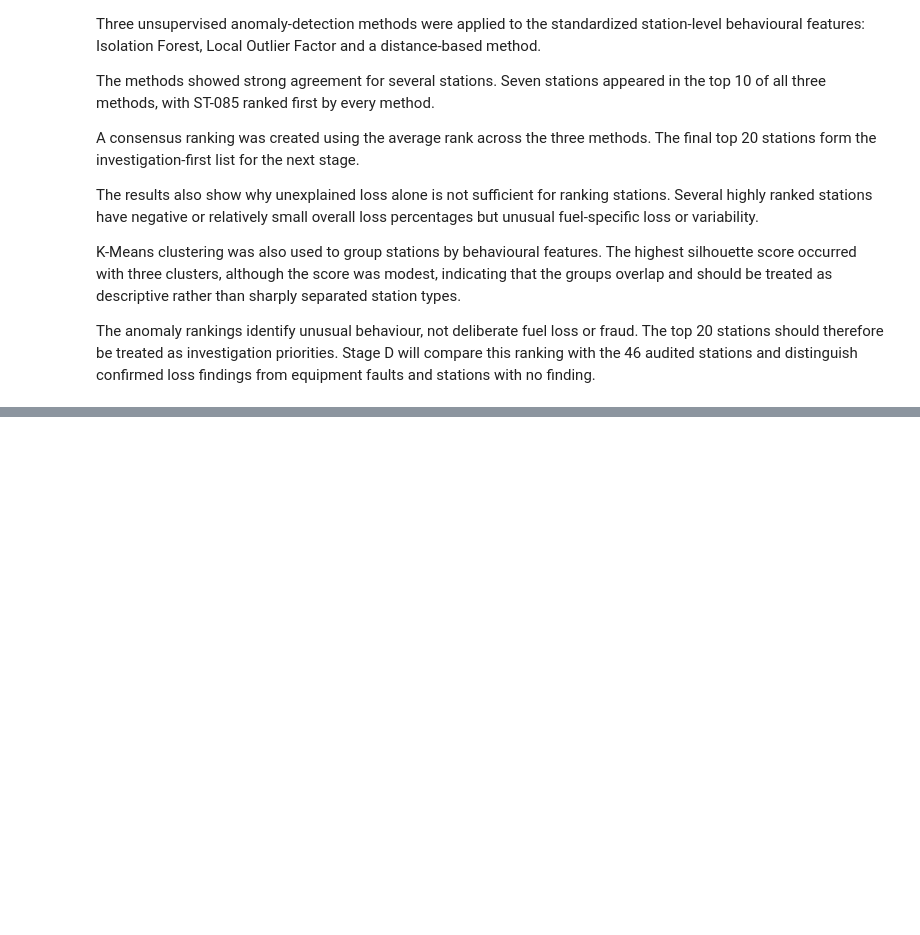
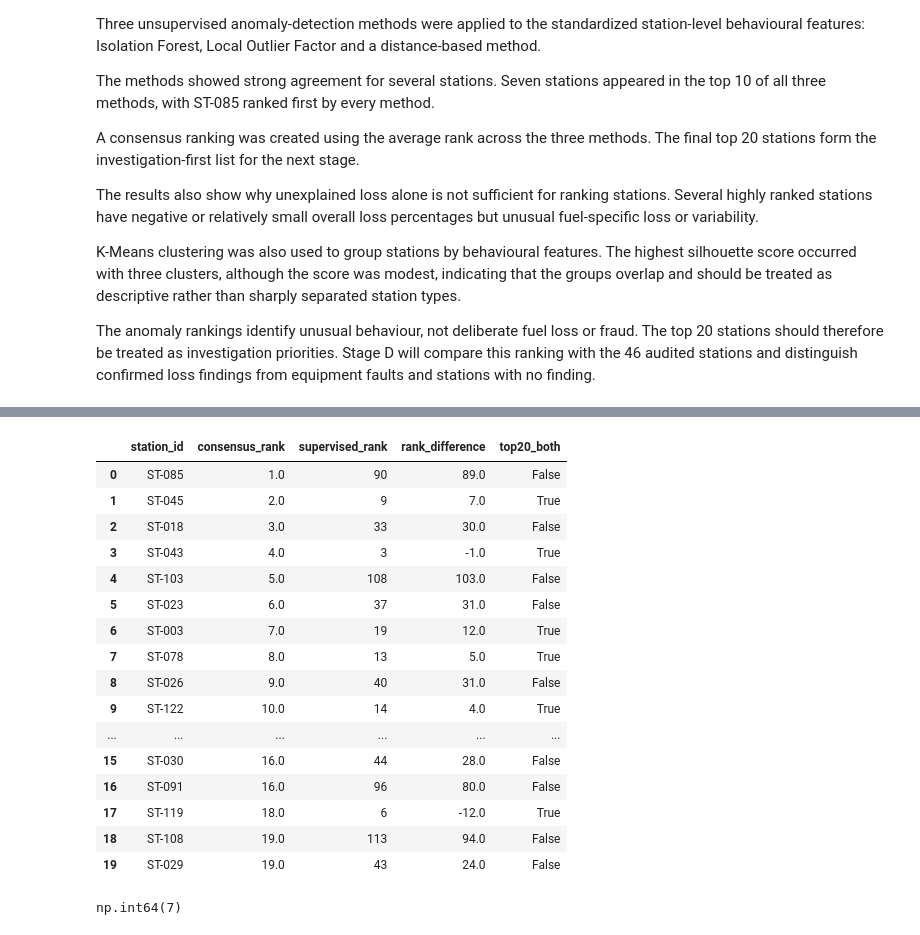
Before and after one commit to moforrochelle/skye8-ds-mofor-rochelle, a Jupyter notebook: notebooks/fuel_reconciliation.ipynb, the cells around one changed output, grey strips where cells are left out. Cells and saved outputs as stored; diff of their text form; code cells hidden in the pictures; blank space fills up the shorter version.

Commit message:
Complete Stage D supervised validation

```diff
--- a/notebooks/fuel_reconciliation.ipynb
+++ b/notebooks/fuel_reconciliation.ipynb
@@ -1762,0 +2128,14 @@ equipment faults and stations with no finding.
+# %%
+supervised_features = [
+    "loss_pct",
+    "relative_variability",
+    "positive_loss_rate",
+    "mean_fuel_loss_pct",
+    "fuel_loss_variability",
+    "max_fuel_loss_pct"
+]
+
+X_supervised = supervised_data[supervised_features]
+y_supervised = supervised_data["target"]
+
+X_supervised.shape, y_supervised.shape
@@ -1762,0 +2524,49 @@ equipment faults and stations with no finding.
+# %%
+ranking_comparison = consensus_ranking[
+    ["station_id", "consensus_rank"]
+].merge(
+    supervised_ranking[
+        ["station_id", "supervised_rank"]
+    ],
+    on="station_id",
+    how="inner"
+)
+
+ranking_comparison["rank_difference"] = (
+    ranking_comparison["supervised_rank"]
+    - ranking_comparison["consensus_rank"]
+)
+
+ranking_comparison["top20_both"] = (
+    (ranking_comparison["consensus_rank"] <= 20)
+    & (ranking_comparison["supervised_rank"] <= 20)
+)
+
+ranking_comparison.head(20)
+# %% [output]
+|  | station_id | consensus_rank | supervised_rank | rank_difference | top20_both |
+| 0 | ST-085 | 1.0 | 90 | 89.0 | False |
+| 1 | ST-045 | 2.0 | 9 | 7.0 | True |
+| 2 | ST-018 | 3.0 | 33 | 30.0 | False |
+| 3 | ST-043 | 4.0 | 3 | -1.0 | True |
+| 4 | ST-103 | 5.0 | 108 | 103.0 | False |
+| 5 | ST-023 | 6.0 | 37 | 31.0 | False |
+| 6 | ST-003 | 7.0 | 19 | 12.0 | True |
+| 7 | ST-078 | 8.0 | 13 | 5.0 | True |
+| 8 | ST-026 | 9.0 | 40 | 31.0 | False |
+| 9 | ST-122 | 10.0 | 14 | 4.0 | True |
+| ... | ... | ... | ... | ... | ... |
+| 15 | ST-030 | 16.0 | 44 | 28.0 | False |
+| 16 | ST-091 | 16.0 | 96 | 80.0 | False |
+| 17 | ST-119 | 18.0 | 6 | -12.0 | True |
+| 18 | ST-108 | 19.0 | 113 | 94.0 | False |
+| 19 | ST-029 | 19.0 | 43 | 24.0 | False |
+# %%
+top20_overlap = (
+    ranking_comparison["top20_both"]
+    .sum()
+)
+
+top20_overlap
+# %% [output]
+np.int64(7)
```
Also changed, not shown: parts of 31 cells of this notebook.
